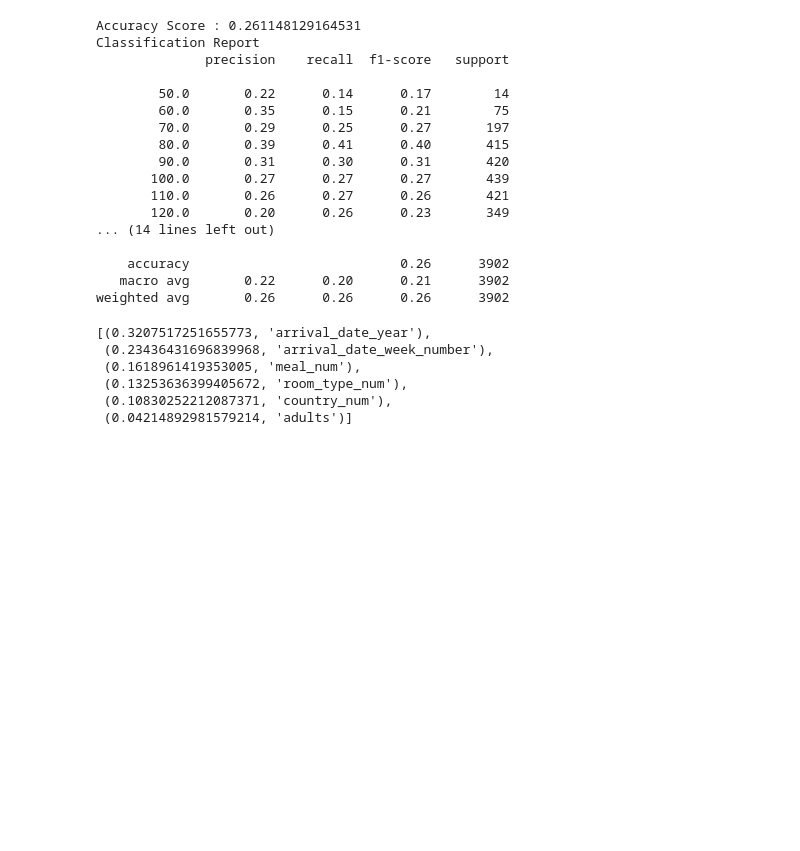
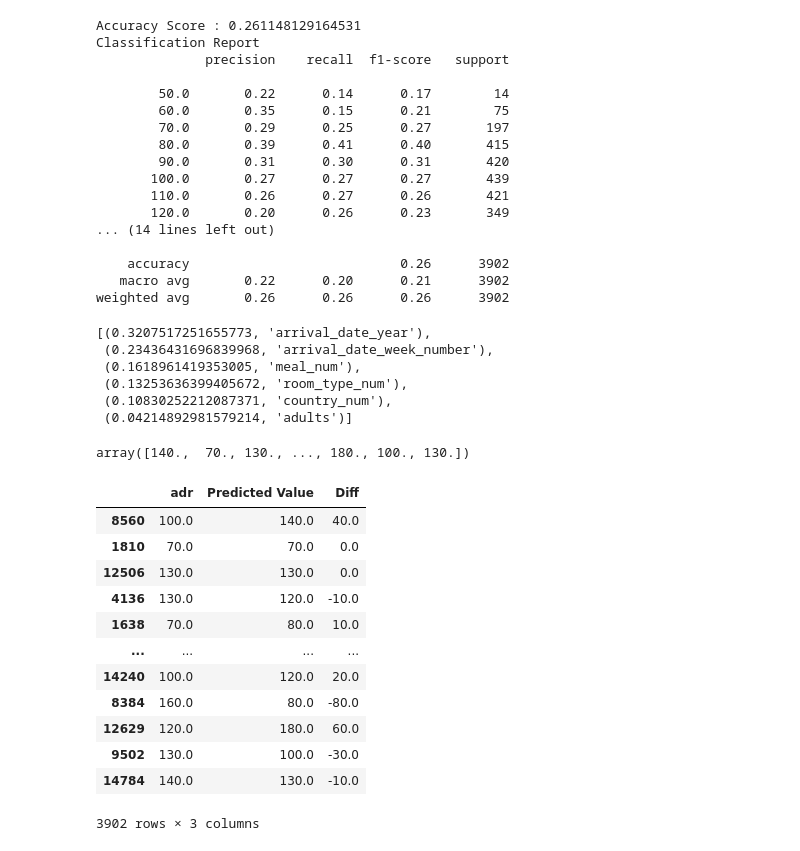
Before and after one commit to johnmyronmillar/HotelPricePredictor, a Jupyter notebook: Code/Averages_GradientBoosting.ipynb, the cells around one changed output. Drawn from its saved outputs; the diff is of its cells as text; code cells hidden in the pictures; blank space fills up the shorter version.

```diff
--- a/Code/Averages_GradientBoosting.ipynb
+++ b/Code/Averages_GradientBoosting.ipynb
@@ -553,0 +551,29 @@ importances_sorted[:10]
+# %%
+predictions
+# %% [output]
+array([140.,  70., 130., ..., 180., 100., 130.])
+# %%
+# Assemble actual y data (Y_test) with predicted y data (from just above) into two columns in a dataframe:
+Results = pd.DataFrame(y_test)
+
+Results["Predicted Value"] = predictions
+
+#Results.sort_values(["Date"], axis=0, ascending=True, inplace=True)
+
+Results['Diff'] = Results['Predicted Value'] - Results.adr
+
+Results
+# %% [output]
+|  | adr | Predicted Value | Diff |
+| 8560 | 100.0 | 140.0 | 40.0 |
+| 1810 | 70.0 | 70.0 | 0.0 |
+| 12506 | 130.0 | 130.0 | 0.0 |
+| 4136 | 130.0 | 120.0 | -10.0 |
+| 1638 | 70.0 | 80.0 | 10.0 |
+| ... | ... | ... | ... |
+| 14240 | 100.0 | 120.0 | 20.0 |
+| 8384 | 160.0 | 80.0 | -80.0 |
+| 12629 | 120.0 | 180.0 | 60.0 |
+| 9502 | 130.0 | 100.0 | -30.0 |
+| 14784 | 140.0 | 130.0 | -10.0 |
+3902 rows × 3 columns
```
Also changed, not shown: parts of 2 cells of this notebook, 3 other files.
